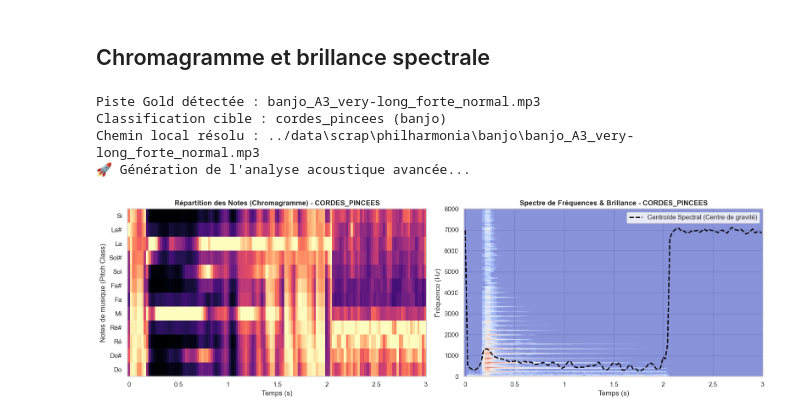
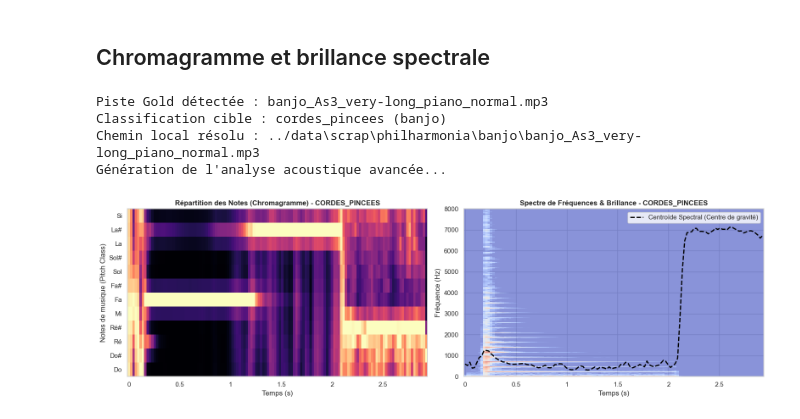
Before and after one commit to Solangele/CDSD_Projet_fil_rouge, a Jupyter notebook: Bloc2/eda.ipynb, the cells around one changed output. Saved outputs shown, nothing was run; the diff lists cells and outputs as text; code cells hidden in the pictures.

Commit message:
nettoyage des données

```diff
--- a/Bloc2/eda.ipynb
+++ b/Bloc2/eda.ipynb
@@ -68,5 +68,4 @@ missing_data
 # %% [markdown]
 #### Suppression des 2 valeurs manquantes trouvées
 # %%
-df = df.dropna(subset=['duration_seconds'])
-missing_data
+df_clean = df.dropna(subset=['duration_seconds'])
@@ -76,2 +76,3 @@ missing_data
 # %%
-df = df[df['instrument'] != 'unknown']
+df_clean = df_clean[df_clean['instrument'] != 'unknown']
+print(f"Après nettoyage des données, les pistes audio sont au nombre de : {len(df_clean)}")
@@ -217,9 +220,9 @@ Passing `palette` without assigning `hue` is deprecated and will be removed in v
 [figure]
 # %%
-df['format'] = df['filename'].apply(lambda x: x.split('.')[-1].upper())
+df_clean['format'] = df_clean['filename'].apply(lambda x: x.split('.')[-1].upper())
 
 plt.figure()
-sns.scatterplot(data=df, x='duration_seconds', y='size_bytes', hue='format', alpha=0.6, palette='Set1')
+sns.scatterplot(data=df_clean, x='duration_seconds', y='size_bytes', hue='format', alpha=0.6, palette='Set1')
 plt.title("Analyse de la corrélation : Taille du fichier vs Durée", fontsize=14, fontweight='bold')
 plt.xlabel("Durée (secondes)")
 plt.ylabel("Taille (Octets)")
@@ -341,14 +344,14 @@ mapping_familles = {
     "bass clarinet": "vents_et_cuivres", "clarinet": "vents_et_cuivres", "flute": "vents_et_cuivres", "saxophone": "vents_et_cuivres", "trumpet": "vents_et_cuivres", "trombone": "vents_et_cuivres", "cor anglais": "vents_et_cuivres", "oboe": "vents_et_cuivres", "french horn": "vents_et_cuivres", "tuba": "vents_et_cuivres", "cla": "vents_et_cuivres", "flu": "vents_et_cuivres", "sax": "vents_et_cuivres", "tru": "vents_et_cuivres"
 }
 # %%
-df['famille_cible'] = df['instrument'].map(mapping_familles)
+df_clean['famille_cible'] = df_clean['instrument'].map(mapping_familles)
 
-df['famille_cible'] = df['famille_cible'].fillna("Instruments à Vent & Cuivres")
+df_clean['famille_cible'] = df_clean['famille_cible'].fillna("Instruments à Vent & Cuivres")
 
 print("=== Distribution absolue et relative des 7 Familles Cibles ===")
 distribution_familles = pd.DataFrame({
-    'Nombre de pistes': df['famille_cible'].value_counts(),
-    'Proportion (%)': (df['famille_cible'].value_counts(normalize=True) * 100).round(2)
+    'Nombre de pistes': df_clean['famille_cible'].value_counts(),
+    'Proportion (%)': (df_clean['famille_cible'].value_counts(normalize=True) * 100).round(2)
 })
 display(distribution_familles)
 # %% [output]
@@ -448,38 +451,39 @@ def generer_visualisations_acoustiques(chemin_fichier, nom_instrument):
     except Exception as e:
         print(f"Impossible de générer les graphiques pour ce fichier : {e}")
 # %%
-# %%
-if len(df) > 0:
-    premiere_piste = df.iloc[0]
+if len(df_clean) > 0:
+    first_pist = df_clean.iloc[7]
 
 
-    nom_fichier = premiere_piste['filename']
-    famille_instrument = premiere_piste['famille_cible']
-    instrument_brut = premiere_piste['instrument']
-
-    if "violin" in nom_fichier or "bass-drum" in nom_fichier or "acoustic" in nom_fichier:
-        chemin_demo = os.path.join("../data/scrap/philharmonia", instrument_brut, nom_fichier)
-    else:
-        chemin_demo = os.path.join("../data", instrument_brut, nom_fichier)
-
-    if not os.path.exists(chemin_demo):
-        import glob
-        recherche = glob.glob(f"../data/**/{nom_fichier}", recursive=True)
-        if recherche:
-            chemin_demo = recherche[0]
-
-    print(f"Piste Gold détectée : {nom_fichier}")
-    print(f"Classification cible : {famille_instrument} ({instrument_brut})")
-    print(f"Chemin local résolu : {chemin_demo}")
+    file_name = first_pist['filename']
+    instrument_family = first_pist['famille_cible']
+    instrument_name = first_pist['instrument']
 
 
-    print("🚀 Génération de l'analyse acoustique avancée...")
-    generer_visualisations_acoustiques(chemin_demo, famille_instrument)
+
+    if "violin" in file_name or "bass-drum" in file_name or "acoustic" in file_name:
+        path_demo = os.path.join("../data/scrap/philharmonia", instrument_name, file_name)
+    else:
+        path_demo = os.path.join("../data", instrument_name, file_name)
+
+    if not os.path.exists(path_demo):
+        import glob
+        search = glob.glob(f"../data/**/{file_name}", recursive=True)
+        if search:
+            path_demo = search[0]
+
+    print(f"Piste Gold détectée : {file_name}")
+    print(f"Classification cible : {instrument_family} ({instrument_name})")
+    print(f"Chemin local résolu : {path_demo}")
+
+
+    print("Génération de l'analyse acoustique avancée...")
+    generer_visualisations_acoustiques(path_demo, instrument_family)
 else:
-    print("⚠️ Le DataFrame PostgreSQL Gold est vide. Impossible de générer l'analyse.")
+    print("Le DataFrame PostgreSQL Gold est vide. Impossible de générer l'analyse.")
 # %% [output]
-Piste Gold détectée : banjo_A3_very-long_forte_normal.mp3
+Piste Gold détectée : banjo_As3_very-long_piano_normal.mp3
 Classification cible : cordes_pincees (banjo)
-Chemin local résolu : ../data\scrap\philharmonia\banjo\banjo_A3_very-long_forte_normal.mp3
-🚀 Génération de l'analyse acoustique avancée...
+Chemin local résolu : ../data\scrap\philharmonia\banjo\banjo_As3_very-long_piano_normal.mp3
+Génération de l'analyse acoustique avancée...
-[figure, old version]
+[figure, new version]
```
Also changed, not shown: parts of 18 cells of this notebook, 13 other files.
